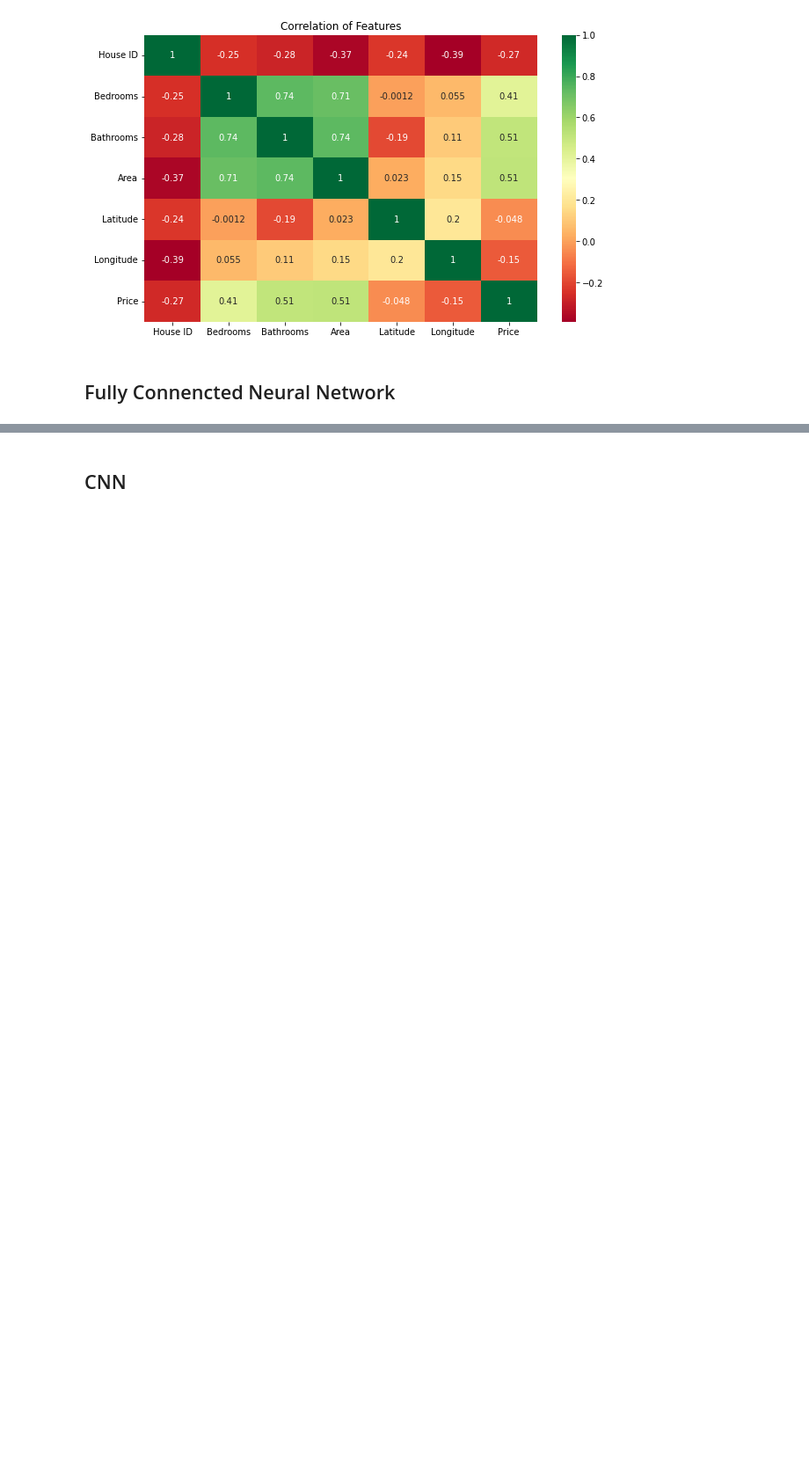
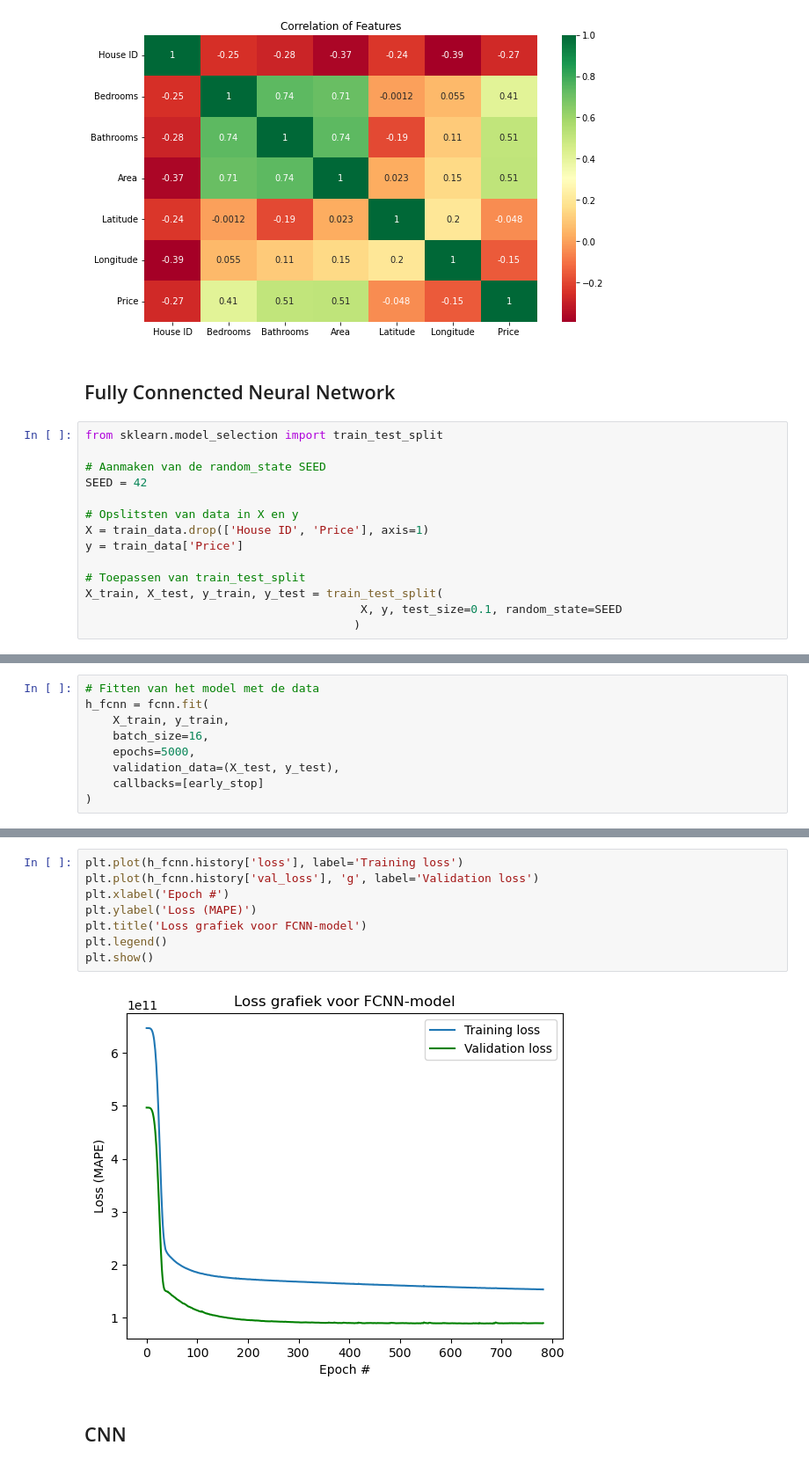
Before and after one commit to BJHeemskerk/DeepLearning_2024, a Jupyter notebook: Opdracht 1/Portfolio_1.ipynb, the cells around one changed output, grey strips where cells are left out. Shown at 88% size. Saved outputs shown, nothing was run; the diff lists cells and outputs as text; blank space fills up the shorter version.

Commit message:
Begin FCNN

```diff
--- a/Opdracht 1/Portfolio_1.ipynb
+++ b/Opdracht 1/Portfolio_1.ipynb
@@ -270,3 +270,17 @@ plt.show()
 [figure]
 # %% [markdown]
 ## Fully Connencted Neural Network
+# %%
+from sklearn.model_selection import train_test_split
+
+# Aanmaken van de random_state SEED
+SEED = 42
+
+# Opslitsten van data in X en y
+X = train_data.drop(['House ID', 'Price'], axis=1)
+y = train_data['Price']
+
+# Toepassen van train_test_split
+X_train, X_test, y_train, y_test = train_test_split(
+                                        X, y, test_size=0.1, random_state=SEED
+                                       )
@@ -272,0 +320,9 @@ plt.show()
+# %%
+# Fitten van het model met de data
+h_fcnn = fcnn.fit(
+    X_train, y_train,
+    batch_size=16,
+    epochs=5000,
+    validation_data=(X_test, y_test),
+    callbacks=[early_stop]
+)
@@ -273,3 +347,13 @@ plt.show()
+# %%
+plt.plot(h_fcnn.history['loss'], label='Training loss')
+plt.plot(h_fcnn.history['val_loss'], 'g', label='Validation loss')
+plt.xlabel('Epoch #')
+plt.ylabel('Loss (MAPE)')
+plt.title('Loss grafiek voor FCNN-model')
+plt.legend()
+plt.show()
+# %% [output]
+[figure, added]
 # %% [markdown]
 ## CNN
 # %% [markdown]
```
Also changed, not shown: parts of 3 cells of this notebook.
